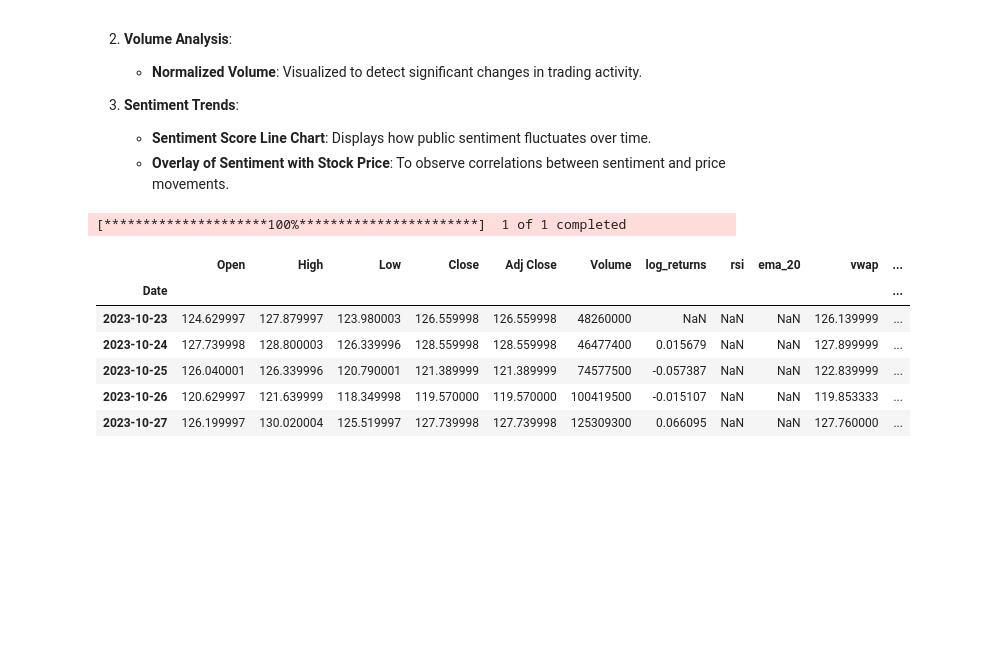
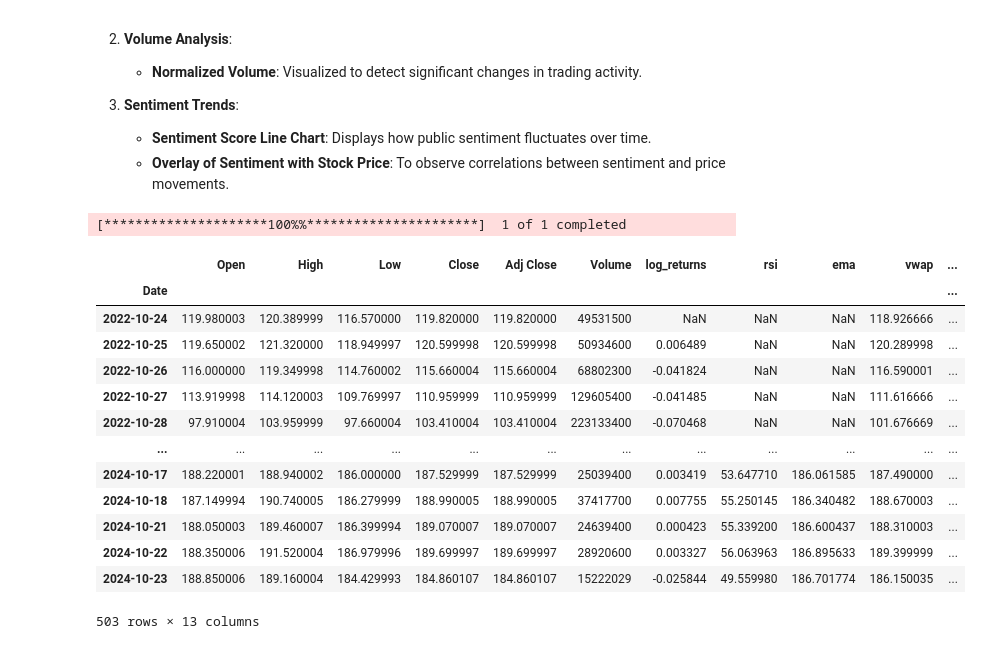
Before and after one commit to DiegoCico/DS3000_FinalProject, a Jupyter notebook: Phase II.ipynb, the cells around one changed output. Drawn from its saved outputs; the diff is of its cells as text; code cells hidden in the pictures; blank space fills up the shorter version.

```diff
--- a/Phase II.ipynb
+++ b/Phase II.ipynb
@@ -108,14 +108,14 @@ def calculate_technical_indicators(df: pd.DataFrame) -> dict:
     indicators = {}
 
     # Calculate RSI (Relative Strength Index)
-    indicators['rsi'] = ta.rsi(df['Close'], length=14).to_numpy()
+    indicators['rsi'] = ta.rsi(df['Close'], length=20).to_numpy()
 
     # Calculate 20-day Exponential Moving Average (EMA)
-    indicators['ema_20'] = ta.ema(df['Close'], length=20).to_numpy()
+    indicators['ema'] = ta.ema(df['Close'], length=20).to_numpy()
 
     # Calculate ADX (Average Directional Index)
-    adx_df = ta.adx(df['High'], df['Low'], df['Close'], length=14)
-    indicators['adx'] = adx_df['ADX_14'].to_numpy()
+    adx_df = ta.adx(df['High'], df['Low'], df['Close'], length=20)
+    indicators['adx'] = adx_df['ADX_20'].to_numpy()
 
     # Calculate VWAP (Volume Weighted Average Price)
     vwap_series = ta.vwap(df['High'], df['Low'], df['Close'], df['Volume'])
@@ -230,7 +230,7 @@ def articles_to_sentiment_arr(articles: list) -> np.ndarray:
 # %%
 # Example usage
 stock = 'AMZN'
-period = '1y'
+period = '2y'
 interval = '1d'
 
 # Fetch stock data
@@ -241,45 +241,54 @@ log_returns_arr = calculate_log_returns(stock_ohlc['Close'])
 
 # Calculate technical indicators (RSI, EMA, VWAP, etc.)
 technical_indicators_dict = calculate_technical_indicators(stock_ohlc)
 
 # Convert date to string for the news API
 first_date = stock_ohlc.index.min().strftime('%Y-%m-%d')
 last_date = stock_ohlc.index.max().strftime('%Y-%m-%d')
 
 # Get latest news articles and add sentiment scores
 article_list = get_latest_news_yahoo(stock)
-if isinstance(article_list, list):
-    article_list_sent = add_sentiment_scores_to_articles(article_list)
-    aggregated_sentiment_arr = articles_to_sentiment_arr(article_list_sent)
-else:
-    aggregated_sentiment_arr = np.array([])
+article_list_sent = add_sentiment_scores_to_articles(article_list)
+aggregated_sentiment_arr = articles_to_sentiment_arr(article_list_sent)
 
 # Add calculated fields to stock dataframe
 stock_df = stock_ohlc
 stock_df['log_returns'] = log_returns_arr
 stock_df['rsi'] = technical_indicators_dict['rsi']
-stock_df['ema_20'] = technical_indicators_dict['ema_20']
+stock_df['ema'] = technical_indicators_dict['ema']
 stock_df['vwap'] = technical_indicators_dict['vwap']
+stock_df['adx'] = technical_indicators_dict['adx']
 stock_df['normalized_volume'] = technical_indicators_dict['normalized_volume']
 
 # Handle mismatch between stock data and sentiment array (apply padding or repetition)
 if len(aggregated_sentiment_arr) < len(stock_df):
     # Use np.pad to fill missing values with NaN
     padded_sentiment_arr = np.pad(aggregated_sentiment_arr, (0, len(stock_df) - len(aggregated_sentiment_arr)), 'constant', constant_values=np.nan)
 else:
     padded_sentiment_arr = aggregated_sentiment_arr[:len(stock_df)]
 
 # Add the sentiment array to the stock DataFrame
 stock_df['sentiment_score'] = padded_sentiment_arr
 
+# Drop Nan values from DF
+# do this when sentiment is fixed
+#stock_df = stock_df.dropna()
+
 # Display the final dataframe
-stock_df.head()
+stock_df
 # %% [output]
-[*********************100%***********************]  1 of 1 completed
+[*********************100%%**********************]  1 of 1 completed
-|  | Open | High | Low | Close | Adj Close | Volume | log_returns | rsi | ema_20 | vwap | ... |
+|  | Open | High | Low | Close | Adj Close | Volume | log_returns | rsi | ema | vwap | ... |
 | Date |  |  |  |  |  |  |  |  |  |  | ... |
-| 2023-10-23 | 124.629997 | 127.879997 | 123.980003 | 126.559998 | 126.559998 | 48260000 | NaN | NaN | NaN | 126.139999 | ... |
-| 2023-10-24 | 127.739998 | 128.800003 | 126.339996 | 128.559998 | 128.559998 | 46477400 | 0.015679 | NaN | NaN | 127.899999 | ... |
-| 2023-10-25 | 126.040001 | 126.339996 | 120.790001 | 121.389999 | 121.389999 | 74577500 | -0.057387 | NaN | NaN | 122.839999 | ... |
-| 2023-10-26 | 120.629997 | 121.639999 | 118.349998 | 119.570000 | 119.570000 | 100419500 | -0.015107 | NaN | NaN | 119.853333 | ... |
-| 2023-10-27 | 126.199997 | 130.020004 | 125.519997 | 127.739998 | 127.739998 | 125309300 | 0.066095 | NaN | NaN | 127.760000 | ... |
+| 2022-10-24 | 119.980003 | 120.389999 | 116.570000 | 119.820000 | 119.820000 | 49531500 | NaN | NaN | NaN | 118.926666 | ... |
+| 2022-10-25 | 119.650002 | 121.320000 | 118.949997 | 120.599998 | 120.599998 | 50934600 | 0.006489 | NaN | NaN | 120.289998 | ... |
+| 2022-10-26 | 116.000000 | 119.349998 | 114.760002 | 115.660004 | 115.660004 | 68802300 | -0.041824 | NaN | NaN | 116.590001 | ... |
+| 2022-10-27 | 113.919998 | 114.120003 | 109.769997 | 110.959999 | 110.959999 | 129605400 | -0.041485 | NaN | NaN | 111.616666 | ... |
+| 2022-10-28 | 97.910004 | 103.959999 | 97.660004 | 103.410004 | 103.410004 | 223133400 | -0.070468 | NaN | NaN | 101.676669 | ... |
+| ... | ... | ... | ... | ... | ... | ... | ... | ... | ... | ... | ... |
+| 2024-10-17 | 188.220001 | 188.940002 | 186.000000 | 187.529999 | 187.529999 | 25039400 | 0.003419 | 53.647710 | 186.061585 | 187.490000 | ... |
+| 2024-10-18 | 187.149994 | 190.740005 | 186.279999 | 188.990005 | 188.990005 | 37417700 | 0.007755 | 55.250145 | 186.340482 | 188.670003 | ... |
+| 2024-10-21 | 188.050003 | 189.460007 | 186.399994 | 189.070007 | 189.070007 | 24639400 | 0.000423 | 55.339200 | 186.600437 | 188.310003 | ... |
+| 2024-10-22 | 188.350006 | 191.520004 | 186.979996 | 189.699997 | 189.699997 | 28920600 | 0.003327 | 56.063963 | 186.895633 | 189.399999 | ... |
+| 2024-10-23 | 188.850006 | 189.160004 | 184.429993 | 184.860107 | 184.860107 | 15222029 | -0.025844 | 49.559980 | 186.701774 | 186.150035 | ... |
+503 rows × 13 columns
```
Also changed, not shown: parts of 2 cells of this notebook.
